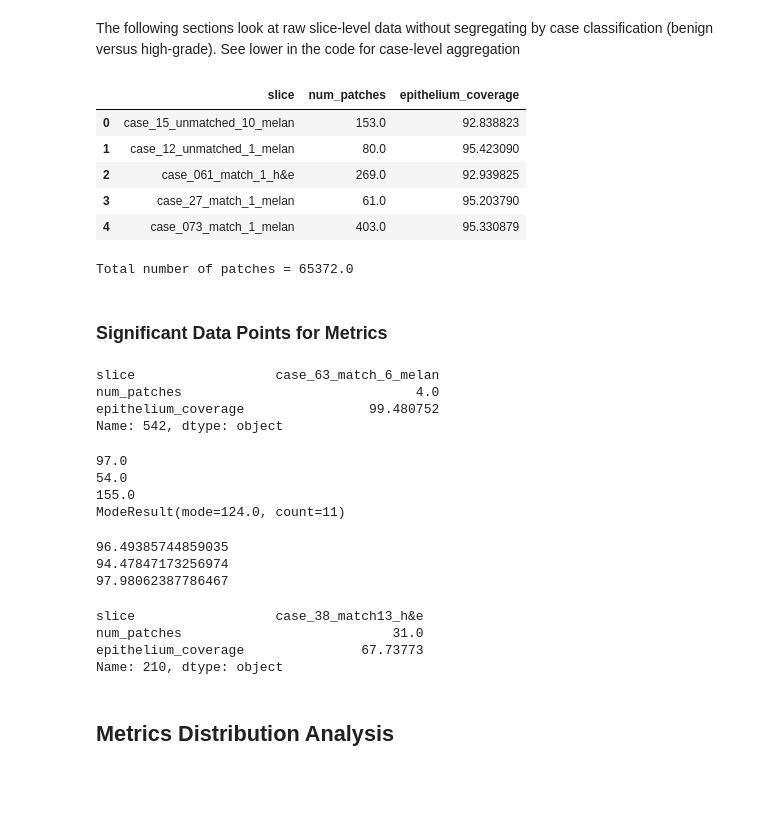
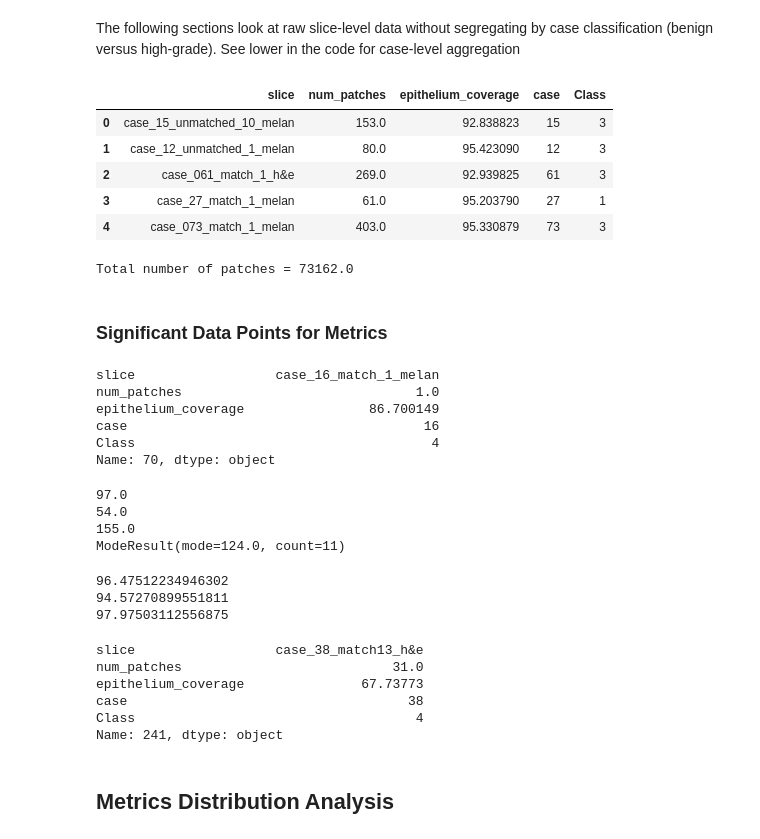
Before and after one commit to arvindkrishna87/STAT390_SP25_CMIL, a Jupyter notebook: Testing/patch_csv_analysis.ipynb, the cells around one changed output. Drawn from its saved outputs; the diff is of its cells as text; code cells hidden in the pictures; blank space fills up the shorter version.

```diff
--- a/Testing/patch_csv_analysis.ipynb
+++ b/Testing/patch_csv_analysis.ipynb
@@ -20,3 +21,10 @@
 csv_folder = './patch_csvs'
 metrics_files = [f for f in os.listdir(csv_folder) if f.startswith('metrics')]
 patch_length_files = [f for f in os.listdir(csv_folder) if f.startswith('patch_length')]
+# %%
+# read ground truth data
+case_grade = pd.read_csv("case_grade_match.csv")
+
+# Rename 'Case' to 'case' for consistent merging
+case_grade = case_grade.rename(columns={"Case": "case"})
+case_grade.head()
@@ -27,36 +42,45 @@ The following sections look at raw slice-level data without segregating by case
 # %%
 # create df to store patched image metrics data
 metrics_df = pd.DataFrame(columns=['slice','num_patches', 'epithelium_coverage'])
 
 # loop through all metrics csv files and add patch num + epithelium coverage values to above df
 for f in metrics_files:
     path = os.path.join(csv_folder, f)
     df = pd.read_csv(path)
     slice_name = f.removeprefix("metrics_").removesuffix(".csv")
     metrics_df.loc[len(metrics_df)] = [slice_name, df.iloc[0,1], df.iloc[1,1]] # first val is num_patches, second val is epithelium_coverage
 
+# extract case number
+metrics_df['case'] = metrics_df['slice'].str.extract(r'case_(\d+)', expand=False)
+metrics_df['case'] = metrics_df['case'].astype(int)
+
+# add ground truth class label
+metrics_df = metrics_df.merge(case_grade[['case', 'Class']], on='case', how='left')
+
 metrics_df.head()
 # %% [output]
-|  | slice | num_patches | epithelium_coverage |
-| 0 | case_15_unmatched_10_melan | 153.0 | 92.838823 |
-| 1 | case_12_unmatched_1_melan | 80.0 | 95.423090 |
-| 2 | case_061_match_1_h&e | 269.0 | 92.939825 |
-| 3 | case_27_match_1_melan | 61.0 | 95.203790 |
-| 4 | case_073_match_1_melan | 403.0 | 95.330879 |
+|  | slice | num_patches | epithelium_coverage | case | Class |
+| 0 | case_15_unmatched_10_melan | 153.0 | 92.838823 | 15 | 3 |
+| 1 | case_12_unmatched_1_melan | 80.0 | 95.423090 | 12 | 3 |
+| 2 | case_061_match_1_h&e | 269.0 | 92.939825 | 61 | 3 |
+| 3 | case_27_match_1_melan | 61.0 | 95.203790 | 27 | 1 |
+| 4 | case_073_match_1_melan | 403.0 | 95.330879 | 73 | 3 |
 # %%
 print("Total number of patches =", sum(metrics_df['num_patches']))
 # %% [output]
-Total number of patches = 65372.0
+Total number of patches = 73162.0
 # %% [markdown]
 ### Significant Data Points for Metrics
 # %%
 # min number of patches
 metrics_df.iloc[np.argmin(metrics_df['num_patches']),:]
 # %% [output]
-slice                  case_63_match_6_melan
-num_patches                              4.0
-epithelium_coverage                99.480752
-Name: 542, dtype: object
+slice                  case_16_match_1_melan
+num_patches                              1.0
+epithelium_coverage                86.700149
+case                                      16
+Class                                      4
+Name: 70, dtype: object
 # %%
 # important statistics for patch number
 print(np.median(metrics_df['num_patches']))
@@ -74,9 +98,9 @@ print(np.median(metrics_df['epithelium_coverage']))
 print(np.percentile(metrics_df['epithelium_coverage'], 25))
 print(np.percentile(metrics_df['epithelium_coverage'], 75))
 # %% [output]
-96.49385744859035
-94.47847173256974
-97.98062387786467
+96.47512234946302
+94.57270899551811
+97.97503112556875
 # %%
 # min epithelium coverage
 metrics_df.iloc[np.argmin(metrics_df['epithelium_coverage']),:]
@@ -84,7 +108,9 @@ metrics_df.iloc[np.argmin(metrics_df['epithelium_coverage']),:]
 slice                  case_38_match13_h&e
 num_patches                           31.0
 epithelium_coverage               67.73773
-Name: 210, dtype: object
+case                                    38
+Class                                    4
+Name: 241, dtype: object
 # %% [markdown]
 ## Metrics Distribution Analysis
 # %%
```
Also changed, not shown: parts of 25 cells of this notebook, 1 other file.
